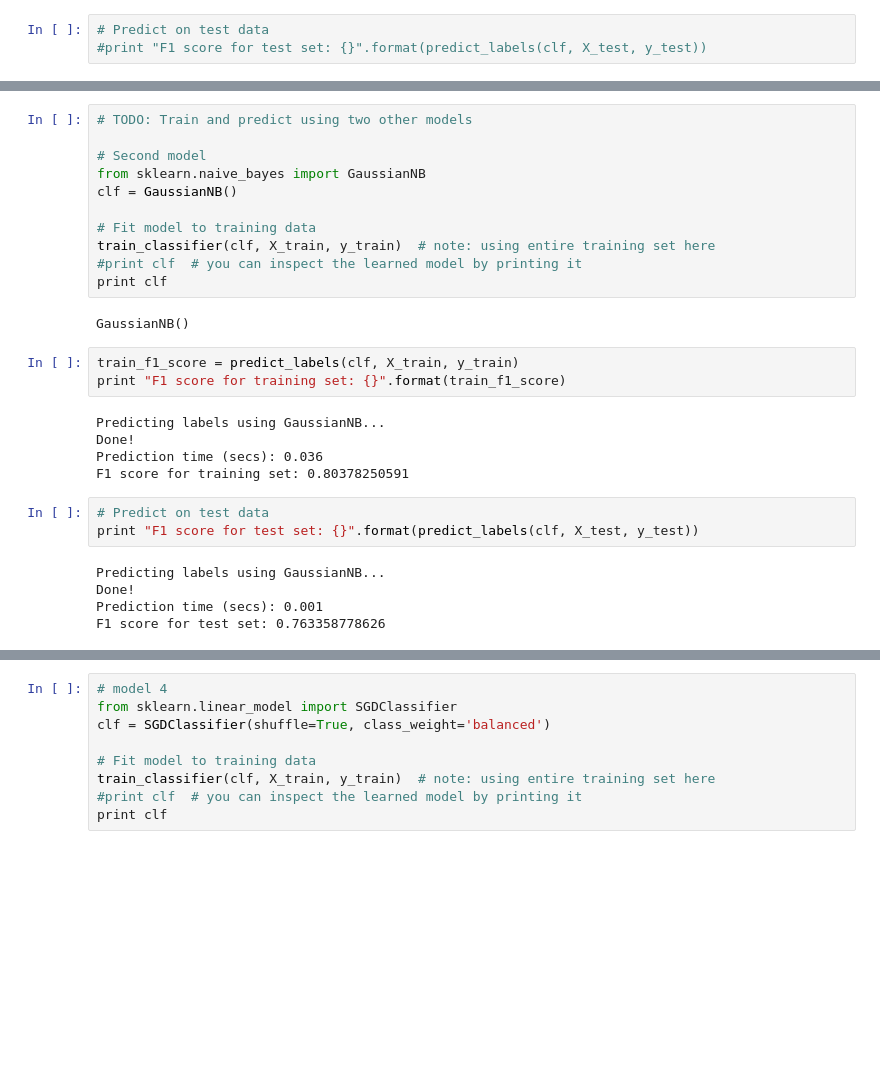
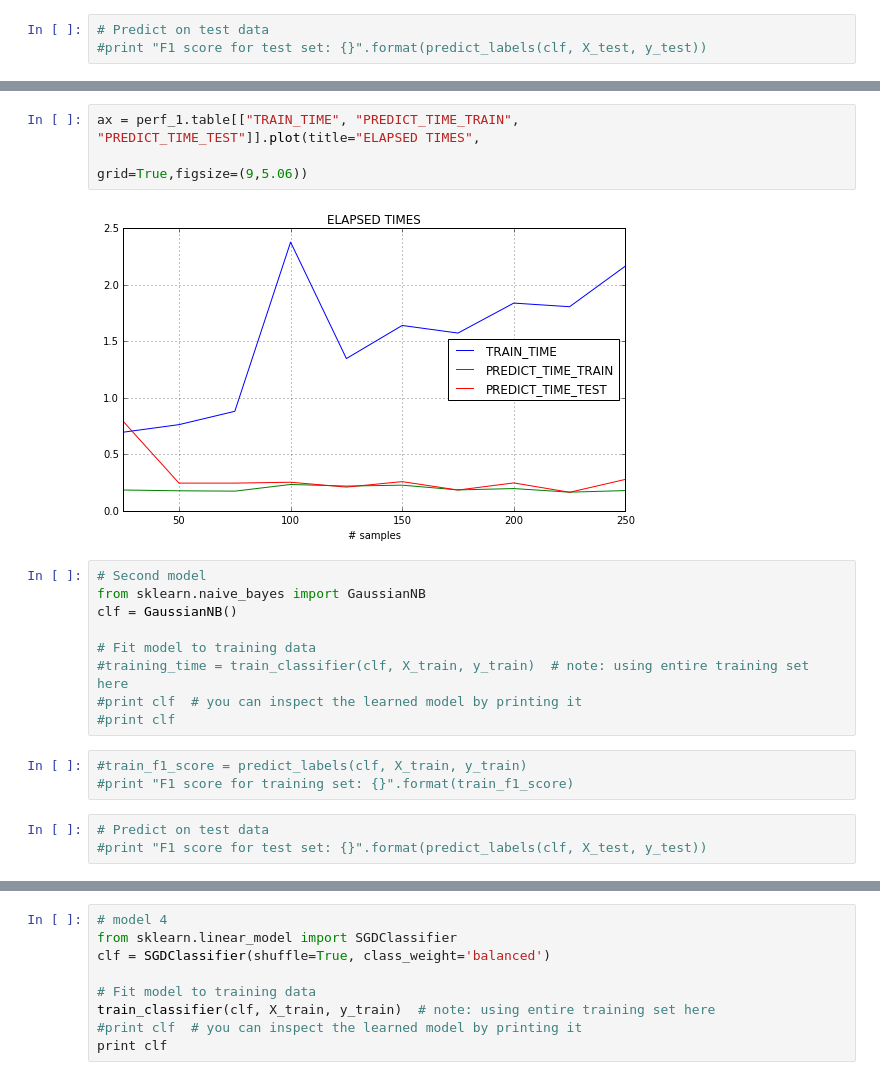
Before and after one commit to antoniodeblasi/MLND, a Jupyter notebook: projects/StudentIntervention/student_intervention.ipynb, the cells around one changed output, grey strips where cells are left out. Saved outputs shown, nothing was run; the diff lists cells and outputs as text; blank space fills up the shorter version.

```diff
--- a/projects/StudentIntervention/student_intervention.ipynb
+++ b/projects/StudentIntervention/student_intervention.ipynb
@@ -401,31 +410,22 @@ Perfomance table for DecisionTreeClassifier:
+# %%
+ax = perf_1.table[["TRAIN_TIME", "PREDICT_TIME_TRAIN", "PREDICT_TIME_TEST"]].plot(title="ELAPSED TIMES",
+                                                                                grid=True,figsize=(9,5.06))
+# %% [output]
+[figure, added]
 # %%
-# TODO: Train and predict using two other models
-
 # Second model
 from sklearn.naive_bayes import GaussianNB
 clf = GaussianNB()
 
 # Fit model to training data
-train_classifier(clf, X_train, y_train)  # note: using entire training set here
+#training_time = train_classifier(clf, X_train, y_train)  # note: using entire training set here
 #print clf  # you can inspect the learned model by printing it
-print clf
+#print clf
-# %% [output]
-GaussianNB()
 # %%
-train_f1_score = predict_labels(clf, X_train, y_train)
-print "F1 score for training set: {}".format(train_f1_score)
+#train_f1_score = predict_labels(clf, X_train, y_train)
+#print "F1 score for training set: {}".format(train_f1_score)
-# %% [output]
-Predicting labels using GaussianNB...
-Done!
-Prediction time (secs): 0.036
-F1 score for training set: 0.80378250591
 # %%
 # Predict on test data
-print "F1 score for test set: {}".format(predict_labels(clf, X_test, y_test))
+#print "F1 score for test set: {}".format(predict_labels(clf, X_test, y_test))
-# %% [output]
-Predicting labels using GaussianNB...
-Done!
-Prediction time (secs): 0.001
-F1 score for test set: 0.763358778626
 # %%
 # Run the helper function above for desired subsets of training data
```
Also changed, not shown: parts of 14 cells of this notebook.
